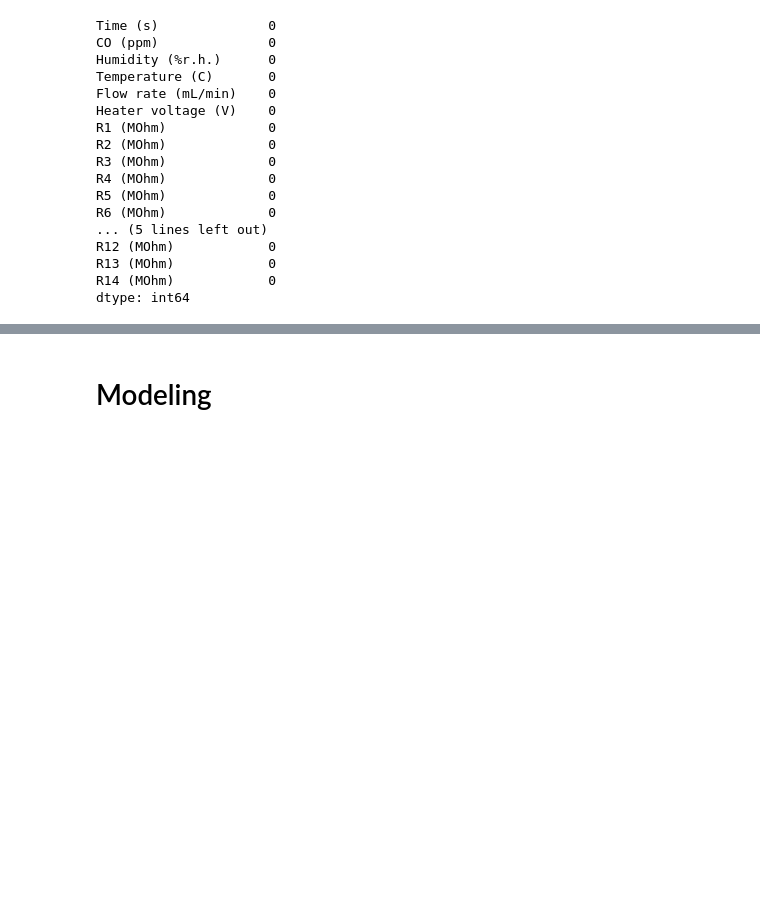
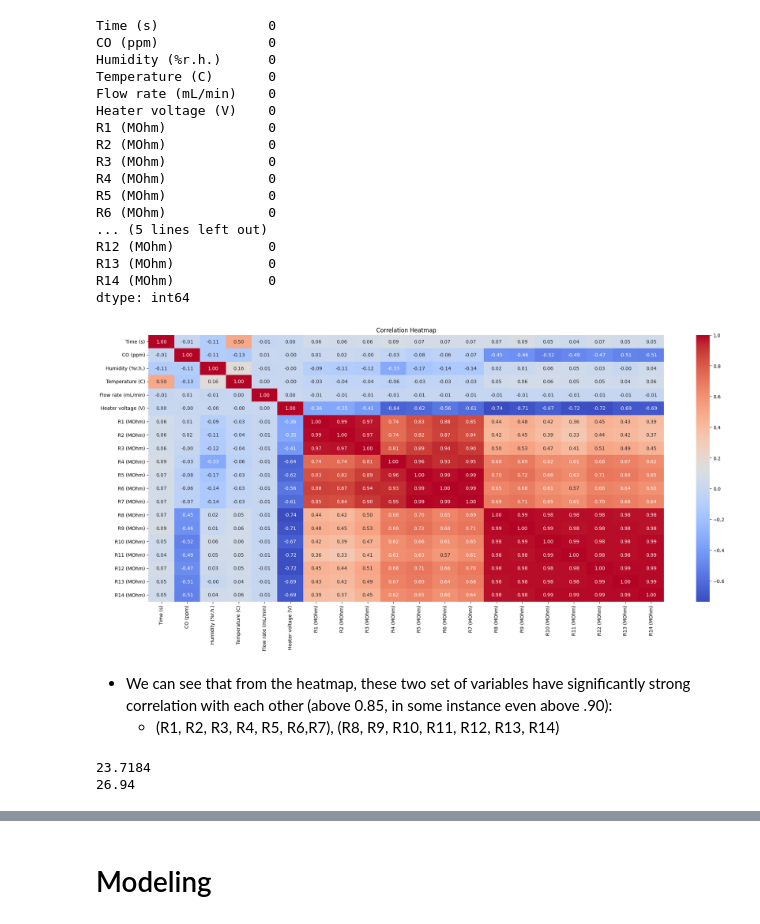
Before and after one commit to Jwdegames/GasSensorMLTasks, a Jupyter notebook: Catherine_gas_sensor_EDA.ipynb, the cells around one changed output, grey strips where cells are left out. Saved outputs shown, nothing was run; the diff lists cells and outputs as text; code cells hidden in the pictures; blank space fills up the shorter version.

Commit message:
Add modeling and some distrubtion graph

```diff
--- a/Catherine_gas_sensor_EDA.ipynb
+++ b/Catherine_gas_sensor_EDA.ipynb
@@ -91,3 +93,23 @@ R12 (MOhm)            0
 R13 (MOhm)            0
 R14 (MOhm)            0
 dtype: int64
+# %%
+correlation_matrix = df.corr()
+
+# Create a heatmap to visualize the correlation matrix
+plt.figure(figsize=(24, 10))  # Set the figure size (optional)
+sns.heatmap(correlation_matrix, annot=True, cmap="coolwarm", fmt=".2f")
+plt.title("Correlation Heatmap")
+plt.show()
+# %% [output]
+[figure, added]
+# %% [markdown]
+- We can see that from the heatmap, these two set of variables have significantly strong correlation with each other (above 0.85, in some instance even above .90):
+  - (R1, R2, R3, R4, R5, R6,R7), (R8, R9, R10, R11, R12, R13, R14)
+# %%
+# Figure out the range of the temperature variable
+print(df['Temperature (C)'].min())
+print(df['Temperature (C)'].max())
+# %% [output]
+23.7184
+26.94
```
Also changed, not shown: parts of 12 cells of this notebook.
